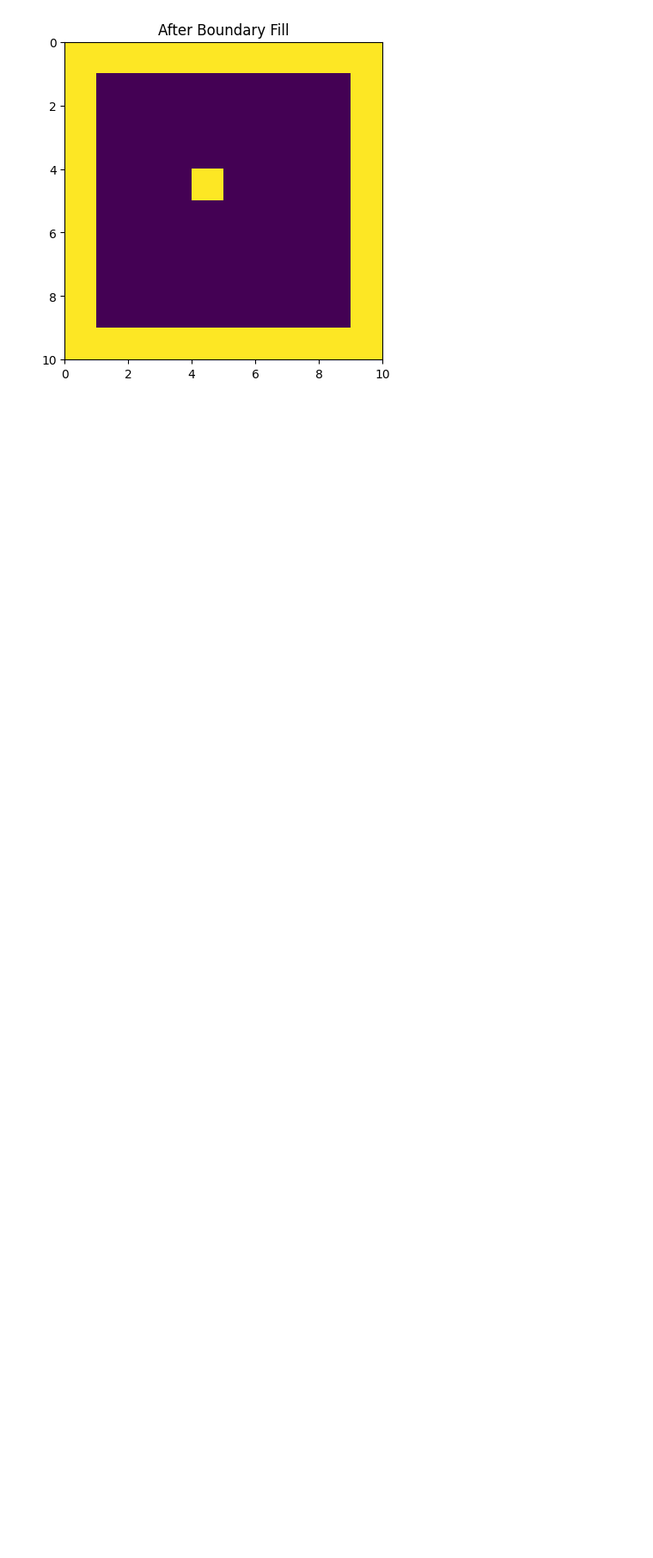
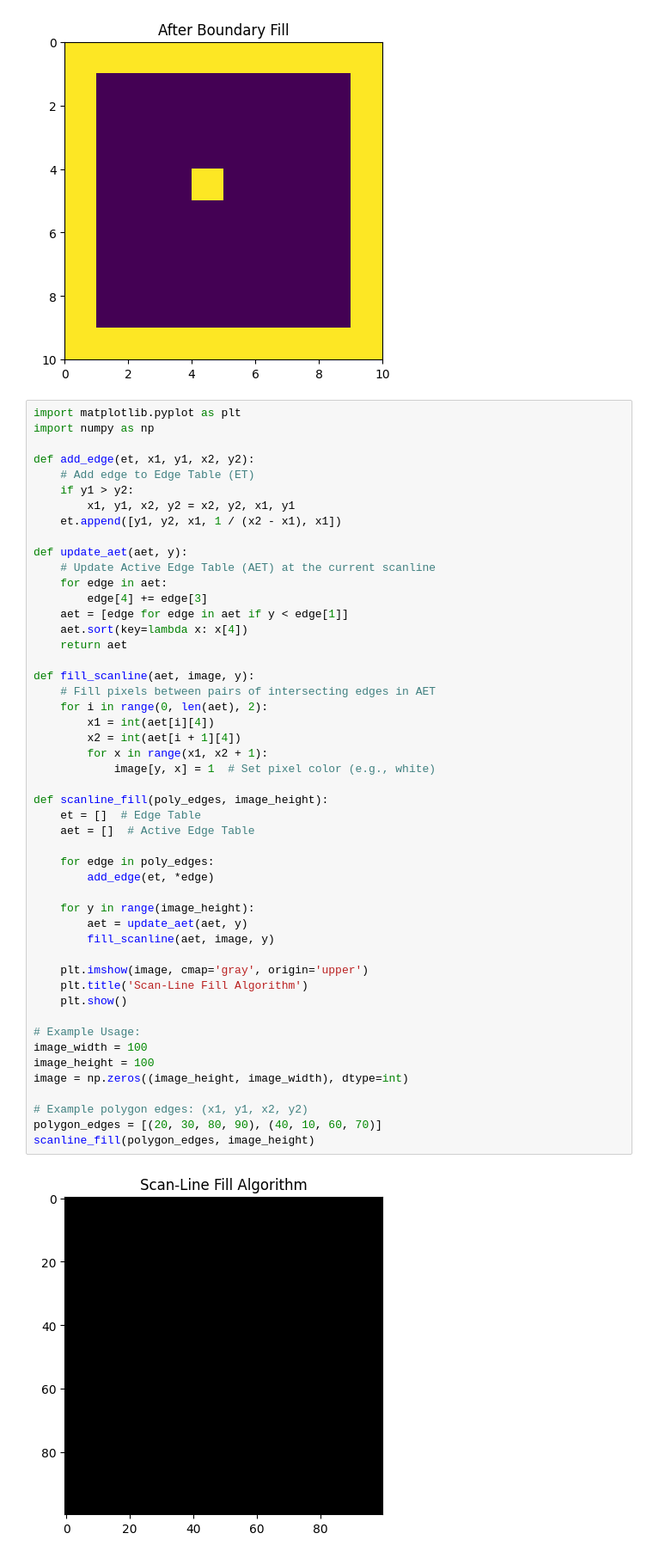
Before and after one commit to MdAbdullahIbnNoor/4-2-computer-graphics-lab-python, a Jupyter notebook: line_draw.ipynb, the cells around one changed output. Shown: that part at 86% size. Drawn from its saved outputs; the diff is of its cells as text; blank space fills up the shorter version.

```diff
--- a/line_draw.ipynb
+++ b/line_draw.ipynb
@@ -489,3 +489,54 @@ plt.show()
 # %% [output]
 [figure]
 [figure]
+# %%
+import matplotlib.pyplot as plt
+import numpy as np
+
+def add_edge(et, x1, y1, x2, y2):
+    # Add edge to Edge Table (ET)
+    if y1 > y2:
+        x1, y1, x2, y2 = x2, y2, x1, y1
+    et.append([y1, y2, x1, 1 / (x2 - x1), x1])
+
+def update_aet(aet, y):
+    # Update Active Edge Table (AET) at the current scanline
+    for edge in aet:
+        edge[4] += edge[3]
+    aet = [edge for edge in aet if y < edge[1]]
+    aet.sort(key=lambda x: x[4])
+    return aet
+
+def fill_scanline(aet, image, y):
+    # Fill pixels between pairs of intersecting edges in AET
+    for i in range(0, len(aet), 2):
+        x1 = int(aet[i][4])
+        x2 = int(aet[i + 1][4])
+        for x in range(x1, x2 + 1):
+            image[y, x] = 1  # Set pixel color (e.g., white)
+
+def scanline_fill(poly_edges, image_height):
+    et = []  # Edge Table
+    aet = []  # Active Edge Table
+
+    for edge in poly_edges:
+        add_edge(et, *edge)
+
+    for y in range(image_height):
+        aet = update_aet(aet, y)
+        fill_scanline(aet, image, y)
+
+    plt.imshow(image, cmap='gray', origin='upper')
+    plt.title('Scan-Line Fill Algorithm')
+    plt.show()
+
+# Example Usage:
+image_width = 100
+image_height = 100
+image = np.zeros((image_height, image_width), dtype=int)
+
+# Example polygon edges: (x1, y1, x2, y2)
+polygon_edges = [(20, 30, 80, 90), (40, 10, 60, 70)]
+scanline_fill(polygon_edges, image_height)
+# %% [output]
+[figure, added]
```
Also changed, not shown: parts of 5 cells of this notebook.
